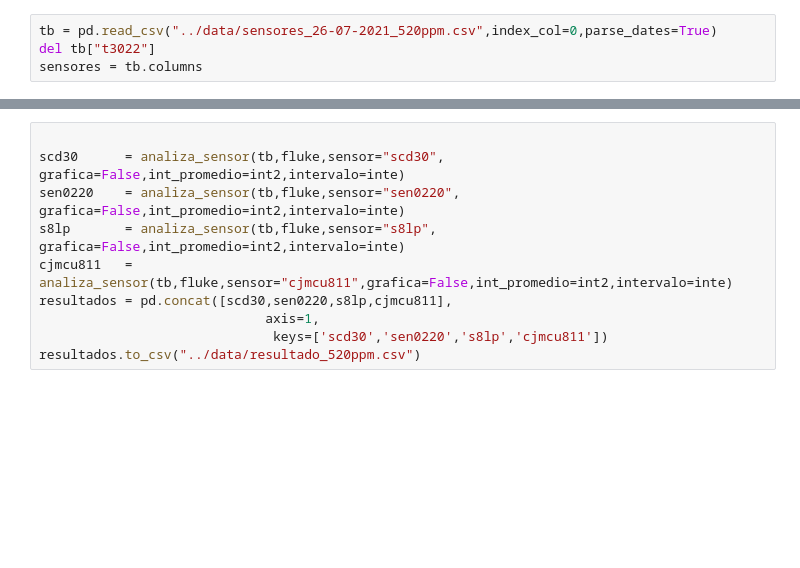
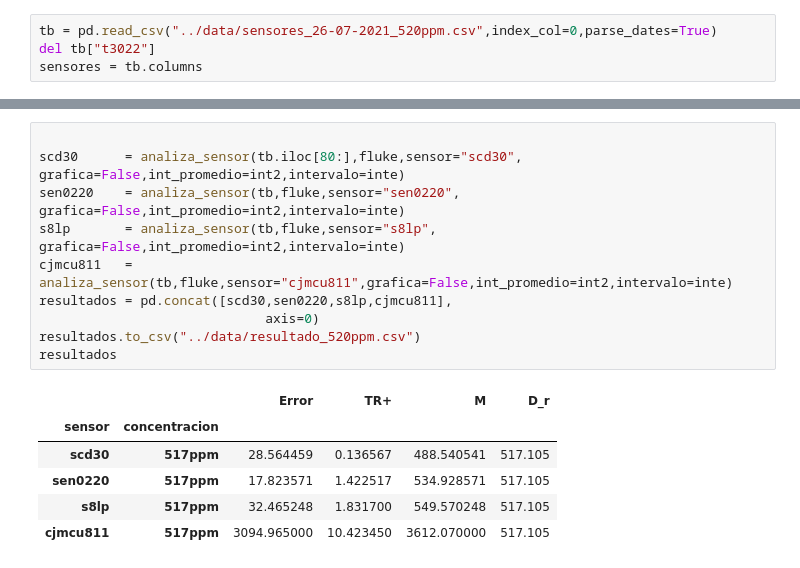
Before and after one commit to lata-mas/Monitor_co2_pistas_educativas, a Jupyter notebook: sensores_vco2/notebooks/analisis_520ppm.ipynb, the cells around one changed output, grey strips where cells are left out. Cells and saved outputs as stored; diff of their text form; blank space fills up the shorter version.

Commit message:
resultados, observaciones

```diff
--- a/sensores_vco2/notebooks/analisis_520ppm.ipynb
+++ b/sensores_vco2/notebooks/analisis_520ppm.ipynb
@@ -58,10 +45,17 @@ Error                3094.443333
 # %%
 
-scd30      = analiza_sensor(tb,fluke,sensor="scd30",   grafica=False,int_promedio=int2,intervalo=inte)
+scd30      = analiza_sensor(tb.iloc[80:],fluke,sensor="scd30",   grafica=False,int_promedio=int2,intervalo=inte)
 sen0220    = analiza_sensor(tb,fluke,sensor="sen0220", grafica=False,int_promedio=int2,intervalo=inte)
 s8lp       = analiza_sensor(tb,fluke,sensor="s8lp",    grafica=False,int_promedio=int2,intervalo=inte)
 cjmcu811   = analiza_sensor(tb,fluke,sensor="cjmcu811",grafica=False,int_promedio=int2,intervalo=inte)
 resultados = pd.concat([scd30,sen0220,s8lp,cjmcu811],
-                             axis=1,
-                              keys=['scd30','sen0220','s8lp','cjmcu811'])
+                             axis=0)
 resultados.to_csv("../data/resultado_520ppm.csv")
+resultados
+# %% [output]
+|  |  | Error | TR+ | M | D_r |
+| sensor | concentracion |  |  |  |  |
+| scd30 | 517ppm | 28.564459 | 0.136567 | 488.540541 | 517.105 |
+| sen0220 | 517ppm | 17.823571 | 1.422517 | 534.928571 | 517.105 |
+| s8lp | 517ppm | 32.465248 | 1.831700 | 549.570248 | 517.105 |
+| cjmcu811 | 517ppm | 3094.965000 | 10.423450 | 3612.070000 | 517.105 |
```
Also changed, not shown: parts of 3 cells of this notebook, 8 other files.
